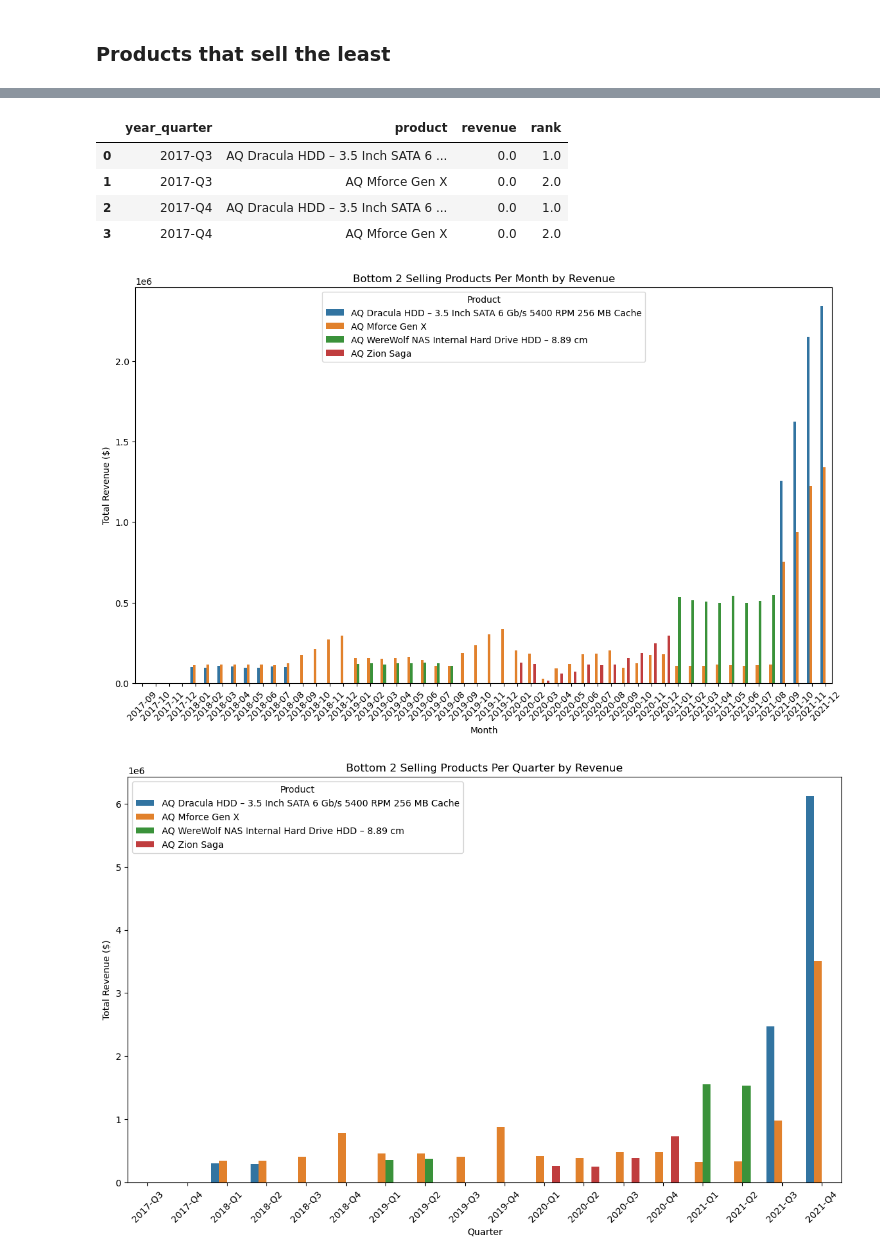
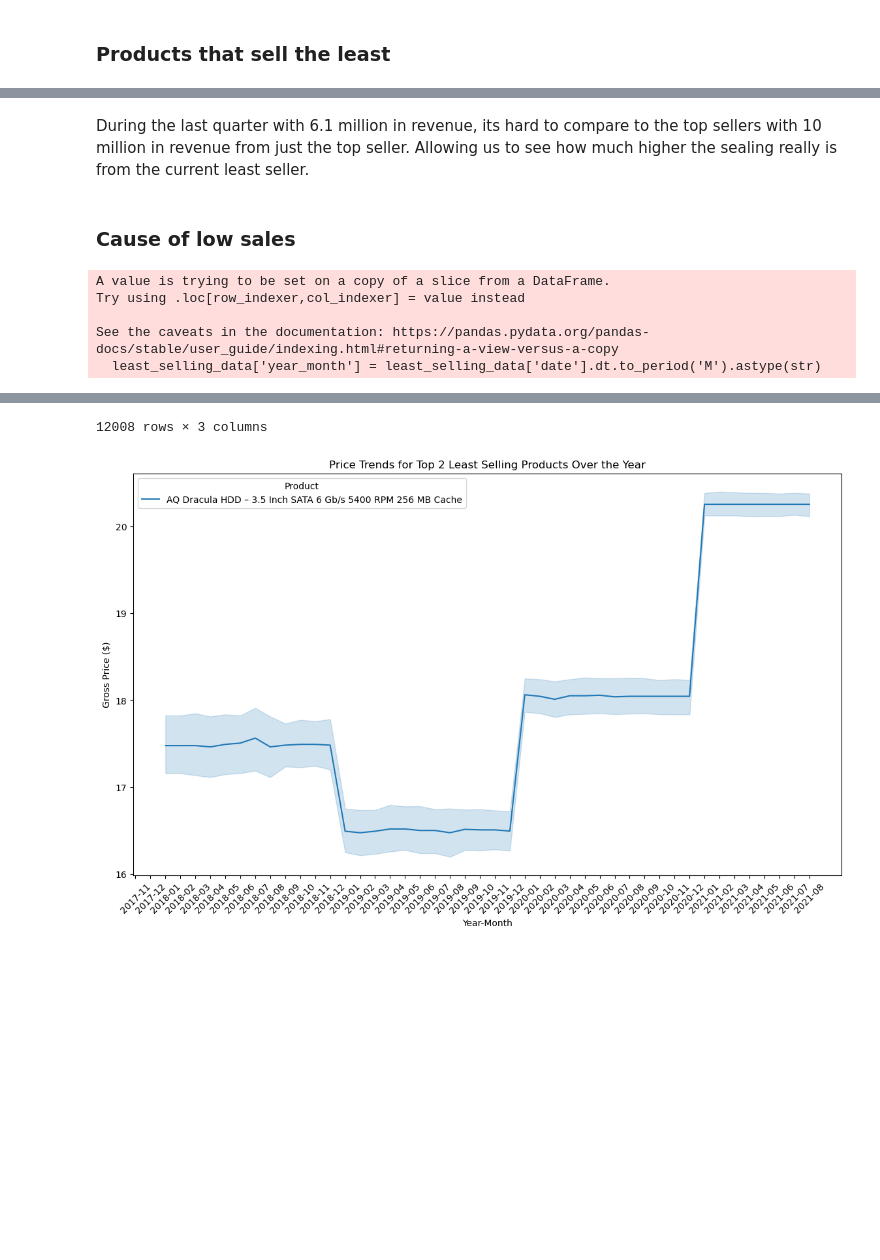
Before and after one commit to Jenner-Valdez/AtilQ, a Jupyter notebook: Main Code.ipynb, the cells around one changed output, grey strips where cells are left out. Drawn from its saved outputs; the diff is of its cells as text; code cells hidden in the pictures; blank space fills up the shorter version.

Commit message:
update code to tableau
Code is ready to be uploaded to tableau for dashboard creation.

```diff
--- a/Main Code.ipynb
+++ b/Main Code.ipynb
@@ -380,5 +488,8 @@ The repurchase rate its pretty high for each one of the top sellers. "Dracula HD
+# %% [markdown]
+During the last quarter with 6.1 million in revenue, its hard to compare to the top sellers with 10 million in revenue from just the top seller. Allowing us to see how much higher the sealing really is from the current least seller.
+# %% [markdown]
+### Cause of low sales
 # %%
-
 # Connect to the database
 con = sqlite3.connect('atliq_db.sqlite3')
 
@@ -407,12 +518,9 @@ merged_data = pd.merge(merged_sales_price, dim_product, how='left', left_on='pro
 
 # Extract month and year from the date
 merged_data['month_year'] = merged_data['date'].dt.to_period('M')
-merged_data['year'] = merged_data['date'].dt.year
-merged_data['quarter'] = merged_data['date'].dt.quarter
-merged_data['year_quarter'] = merged_data['year'].astype(str) + '-Q' + merged_data['quarter'].astype(str)
 
 # Aggregate sales data by month
-monthly_sales = merged_data.groupby(['month_year', 'product'])['revenue'].sum().reset_index()
+monthly_sales = merged_data.groupby(['month_year', 'product', 'product_code'])['revenue'].sum().reset_index()
 
 # Rank the products by revenue within each month in ascending order
 monthly_sales['rank'] = monthly_sales.groupby('month_year')['revenue'].rank(method='first', ascending=True)
@@ -423,36 +531,30 @@ bottom2_monthly_sales = monthly_sales[monthly_sales['rank'] <= 2].sort_values(['
 # Convert month_year to string for better visualization
 bottom2_monthly_sales['month_year'] = bottom2_monthly_sales['month_year'].astype(str)
 
-# Aggregate sales data by quarter
-quarterly_sales = merged_data.groupby(['year_quarter', 'product'])['revenue'].sum().reset_index()
+# Identify the top 2 least selling products
+least_selling_products = bottom2_monthly_sales['product_code'].unique()[:2]
 
-# Rank the products by revenue within each quarter in ascending order
-quarterly_sales['rank'] = quarterly_sales.groupby('year_quarter')['revenue'].rank(method='first', ascending=True)
+# Filter the merged data for the least selling products
+least_selling_data = merged_data[merged_data['product_code'].isin(least_selling_products)]
 
-# Select the bottom 2 products for each quarter
-bottom2_quarterly_sales = quarterly_sales[quarterly_sales['rank'] <= 2].sort_values(['year_quarter', 'rank'])
+# Extract year and month for visualization
+least_selling_data['year_month'] = least_selling_data['date'].dt.to_period('M').astype(str)
 
-# Display the results
-display(bottom2_monthly_sales.head(4))
-display(bottom2_quarterly_sales.head(4))
+# Display the least selling data
+display(least_selling_data[['year_month', 'product', 'gross_price']])
 
-# Visualization for monthly bottom sellers by revenue
+# Visualization
 plt.figure(figsize=(14, 8))
-sns.barplot(x='month_year', y='revenue', hue='product', data=bottom2_monthly_sales)
-plt.title('Bottom 2 Selling Products Per Month by Revenue')
-plt.xlabel('Month')
-plt.ylabel('Total Revenue ($)')
+sns.lineplot(x='year_month', y='gross_price', hue='product', data=least_selling_data)
+plt.title('Price Trends for Top 2 Least Selling Products Over the Year')
+plt.xlabel('Year-Month')
+plt.ylabel('Gross Price ($)')
 plt.legend(title='Product')
 plt.xticks(rotation=45)
 plt.show()
-
-# Visualization for quarterly bottom sellers by revenue
-plt.figure(figsize=(14, 8))
-sns.barplot(x='year_quarter', y='revenue', hue='product', data=bottom2_quarterly_sales)
-plt.title('Bottom 2 Selling Products Per Quarter by Revenue')
-plt.xlabel('Quarter')
-plt.ylabel('Total Revenue ($)')
-plt.legend(title='Product')
-plt.xticks(rotation=45)
-plt.show()
 # %% [output]
+A value is trying to be set on a copy of a slice from a DataFrame.
+Try using .loc[row_indexer,col_indexer] = value instead
+
+See the caveats in the documentation: https://pandas.pydata.org/pandas-docs/stable/user_guide/indexing.html#returning-a-view-versus-a-copy
+  least_selling_data['year_month'] = least_selling_data['date'].dt.to_period('M').astype(str)
@@ -464,7 +573,2 @@ plt.show()
-|  | year_quarter | product | revenue | rank |
-| 0 | 2017-Q3 | AQ Dracula HDD – 3.5 Inch SATA 6 ... | 0.0 | 1.0 |
-| 1 | 2017-Q3 | AQ Mforce Gen X | 0.0 | 2.0 |
-| 2 | 2017-Q4 | AQ Dracula HDD – 3.5 Inch SATA 6 ... | 0.0 | 1.0 |
-| 3 | 2017-Q4 | AQ Mforce Gen X | 0.0 | 2.0 |
+12008 rows × 3 columns
-[figure, old version]
+[figure, new version]
-[figure, removed]
```
Also changed, not shown: parts of 23 cells of this notebook.
